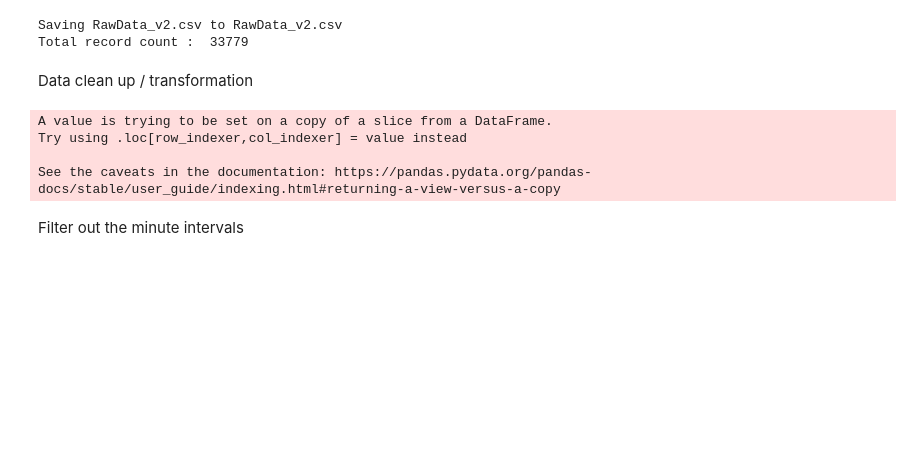
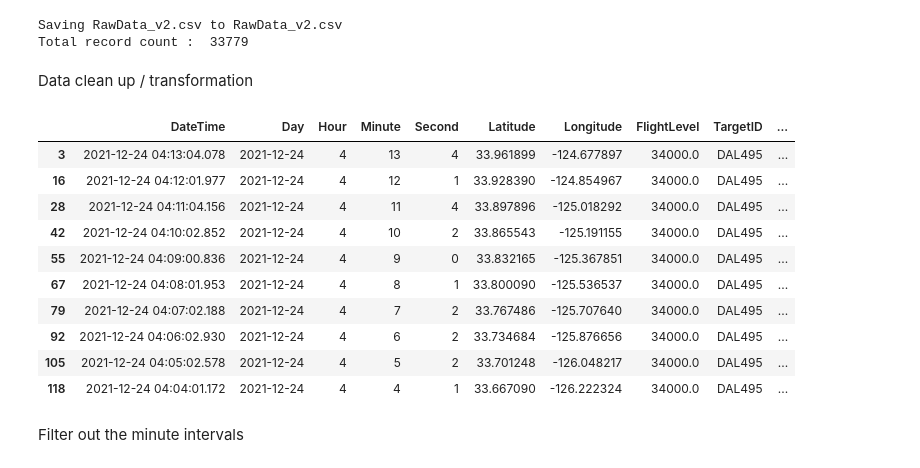
Before and after one commit to DAEN690-S22-OA/OceanicAirspaceProject, a Jupyter notebook: VerticalSep_V2.ipynb, the cells around one changed output. Drawn from its saved outputs; the diff is of its cells as text; code cells hidden in the pictures; blank space fills up the shorter version.

```diff
--- a/VerticalSep_V2.ipynb
+++ b/VerticalSep_V2.ipynb
@@ -207,15 +201,26 @@ def filterData():
 # %%
 #Functions to call for the data cleanup
 
-#Data set with filtered/clean data
-airspaceData = filterAttributes()
-#Raw data set with the time (H:M:S) broken out
-allAircraftData = filterData()
+#Save raw data with the time formatting
+allAircraftData = filterAttributes()
+timeFormatting()
+airspaceData = dataFiltering()
+removeHISpace()
+aircraftDirection()
-# %% [output]
-A value is trying to be set on a copy of a slice from a DataFrame.
-Try using .loc[row_indexer,col_indexer] = value instead
-
-See the caveats in the documentation: https://pandas.pydata.org/pandas-docs/stable/user_guide/indexing.html#returning-a-view-versus-a-copy
+# %%
+airspaceData.head(10)
+# %% [output]
+|  | DateTime | Day | Hour | Minute | Second | Latitude | Longitude | FlightLevel | TargetID | ... |
+| 3 | 2021-12-24 04:13:04.078 | 2021-12-24 | 4 | 13 | 4 | 33.961899 | -124.677897 | 34000.0 | DAL495 | ... |
+| 16 | 2021-12-24 04:12:01.977 | 2021-12-24 | 4 | 12 | 1 | 33.928390 | -124.854967 | 34000.0 | DAL495 | ... |
+| 28 | 2021-12-24 04:11:04.156 | 2021-12-24 | 4 | 11 | 4 | 33.897896 | -125.018292 | 34000.0 | DAL495 | ... |
+| 42 | 2021-12-24 04:10:02.852 | 2021-12-24 | 4 | 10 | 2 | 33.865543 | -125.191155 | 34000.0 | DAL495 | ... |
+| 55 | 2021-12-24 04:09:00.836 | 2021-12-24 | 4 | 9 | 0 | 33.832165 | -125.367851 | 34000.0 | DAL495 | ... |
+| 67 | 2021-12-24 04:08:01.953 | 2021-12-24 | 4 | 8 | 1 | 33.800090 | -125.536537 | 34000.0 | DAL495 | ... |
+| 79 | 2021-12-24 04:07:02.188 | 2021-12-24 | 4 | 7 | 2 | 33.767486 | -125.707640 | 34000.0 | DAL495 | ... |
+| 92 | 2021-12-24 04:06:02.930 | 2021-12-24 | 4 | 6 | 2 | 33.734684 | -125.876656 | 34000.0 | DAL495 | ... |
+| 105 | 2021-12-24 04:05:02.578 | 2021-12-24 | 4 | 5 | 2 | 33.701248 | -126.048217 | 34000.0 | DAL495 | ... |
+| 118 | 2021-12-24 04:04:01.172 | 2021-12-24 | 4 | 4 | 1 | 33.667090 | -126.222324 | 34000.0 | DAL495 | ... |
 # %% [markdown]
 Filter out the minute intervals
 # %%
```
Also changed, not shown: parts of 11 cells of this notebook.
